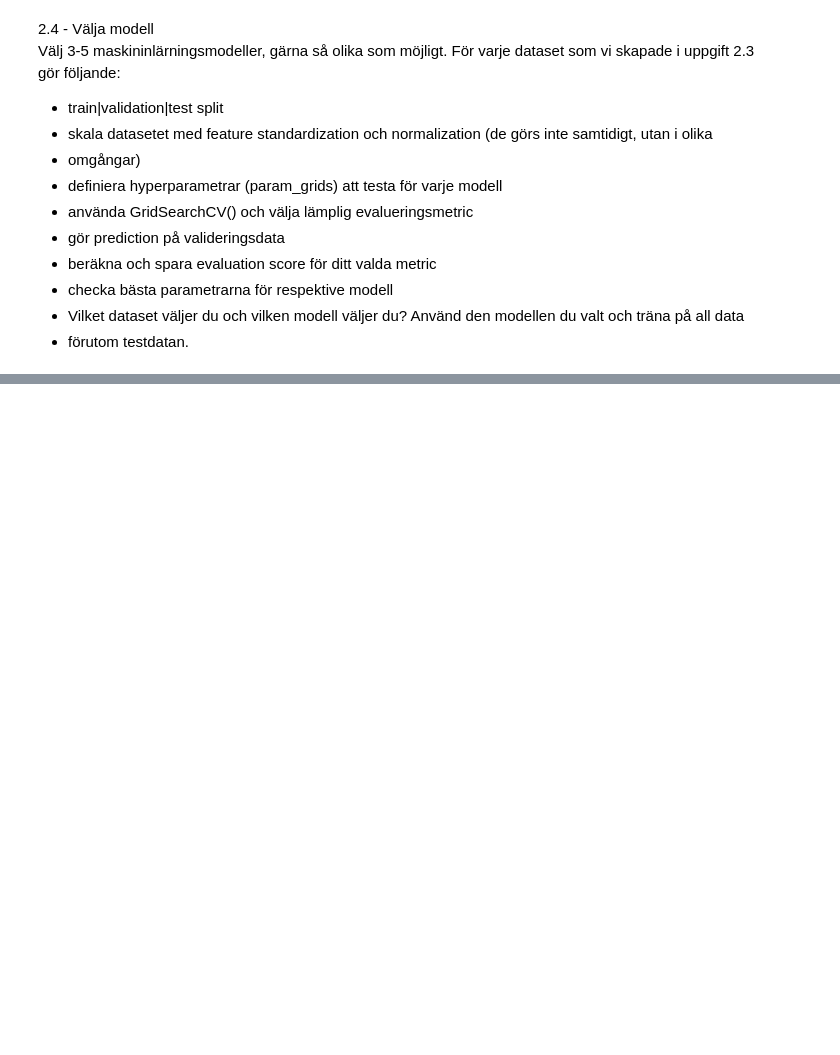
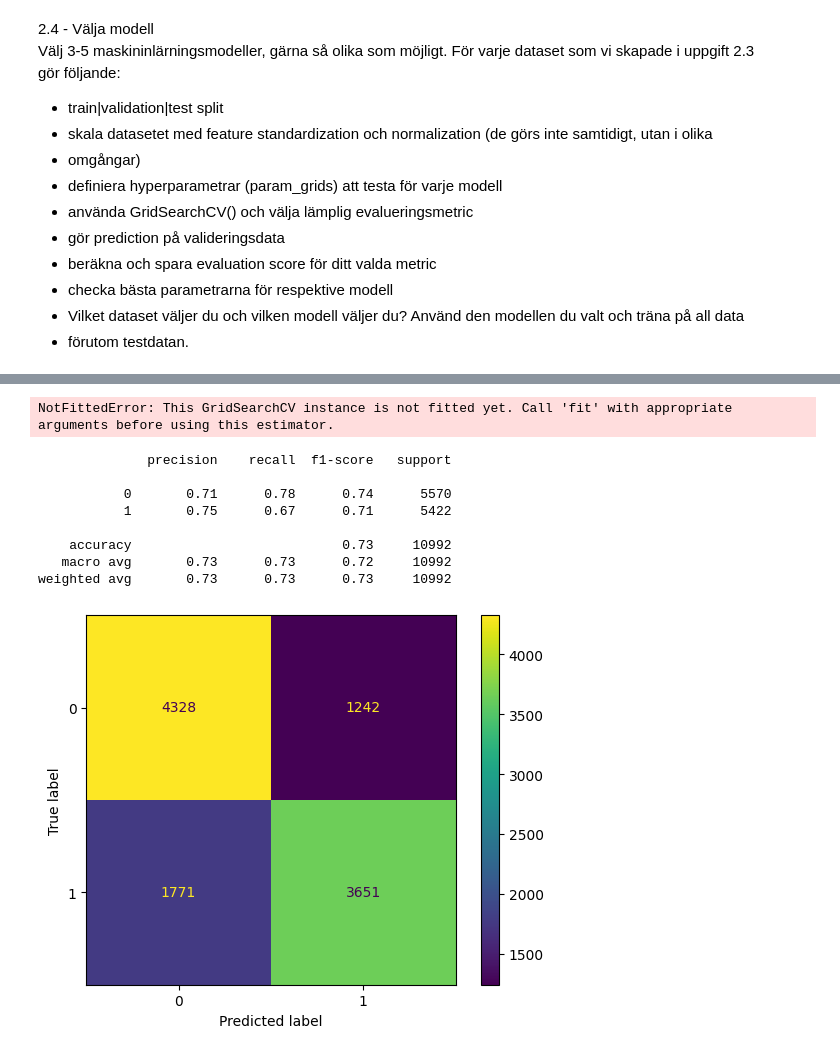
Before and after one commit to HakanAkerblom/Machine-learning-Hakan-Akerblom, a Jupyter notebook: Laboration/EDA_heart.ipynb, the cells around one changed output, grey strips where cells are left out. Drawn from its saved outputs; the diff is of its cells as text; code cells hidden in the pictures; blank space fills up the shorter version.

```diff
--- a/Laboration/EDA_heart.ipynb
+++ b/Laboration/EDA_heart.ipynb
@@ -425,19 +415,0 @@ param_grid_standard_linear
-# %%
-scaler_1, scaler_2 = StandardScaler(), StandardScaler()
-
-scaler_1.fit(X_1_train)
-scaler_2.fit(X_2_train)
-
-scaled_X_1_train = scaler_1.transform(X_1_train)
-scaled_X_1_val = scaler_1.transform(X_1_val)
-scaled_X_1_test = scaler_1.transform(X_1_test)
-
-scaled_X_2_train = scaler_2.transform(X_2_train)
-scaled_X_2_val = scaler_2.transform(X_2_val)
-scaled_X_2_test = scaler_2.transform(X_2_test)
-# %%
-
-
-model_linear_1, model_linear_2 = LinearRegression(), LinearRegression()
-model_linear_1.fit(scaled_X_1_train, y_1_train)
-model_linear_2.fit(scaled_X_2_train, y_2_train)
@@ -445,0 +467,3 @@ NameError: name 'scaled_X_1_train' is not defined
+# %%
+classifier_KNN.fit(X_1_train, y_1_train)
+# 3m 6s
@@ -445,0 +518,27 @@ NameError: name 'scaled_X_1_train' is not defined
+# %%
+from sklearn.metrics import classification_report, confusion_matrix, ConfusionMatrixDisplay
+import matplotlib.pyplot as plt
+
+y_pred_standard_logistic = classifier_logistic.predict(X_1_val)
+
+print(classification_report(y_1_val, y_pred_standard_logistic))
+cm = confusion_matrix(y_1_val, y_pred_standard_logistic)
+ConfusionMatrixDisplay(cm).plot();
+# %% [output]
+NotFittedError: This GridSearchCV instance is not fitted yet. Call 'fit' with appropriate arguments before using this estimator.
+# %%
+y_pred_standard_KNN = classifier_KNN.predict(X_1_val)
+
+print(classification_report(y_1_val, y_pred_standard_KNN))
+cm = confusion_matrix(y_1_val, y_pred_standard_KNN)
+ConfusionMatrixDisplay(cm).plot();
+# %% [output]
+              precision    recall  f1-score   support
+
+           0       0.71      0.78      0.74      5570
+           1       0.75      0.67      0.71      5422
+
+    accuracy                           0.73     10992
+   macro avg       0.73      0.73      0.72     10992
+weighted avg       0.73      0.73      0.73     10992
+[figure, added]
```
Also changed, not shown: parts of 11 cells of this notebook, 17 other files.
